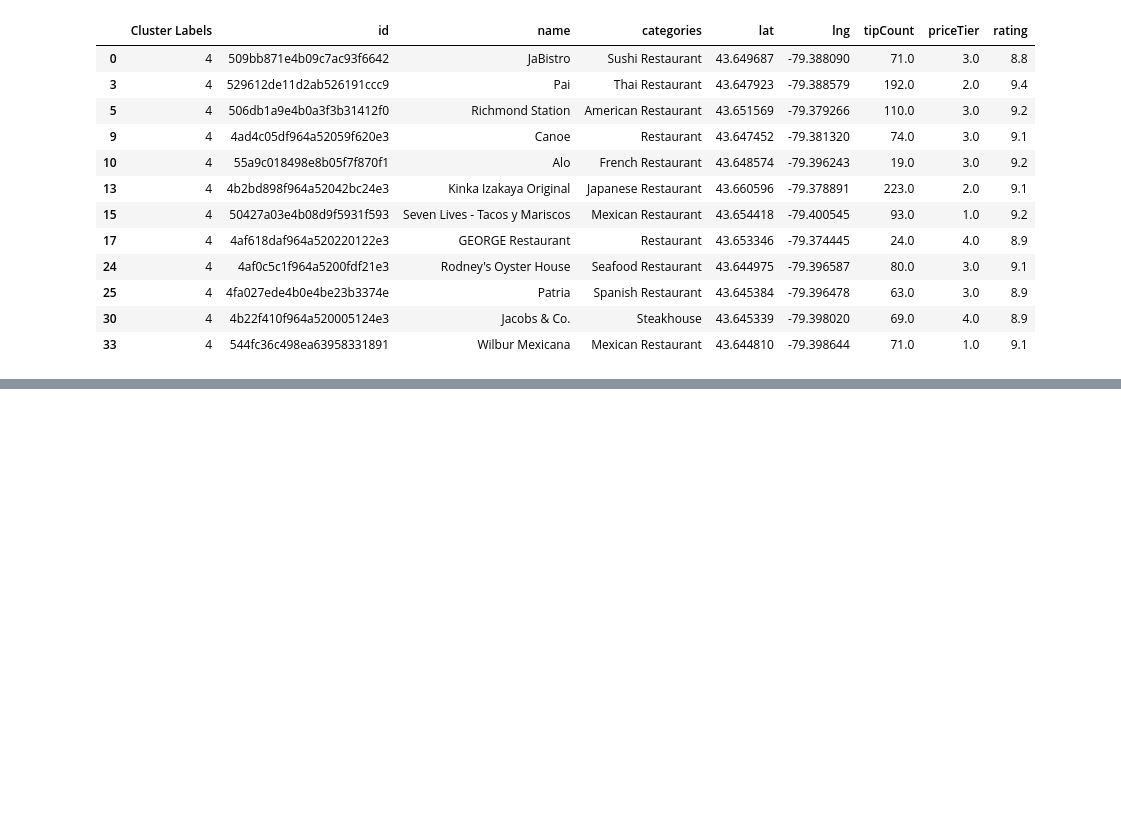
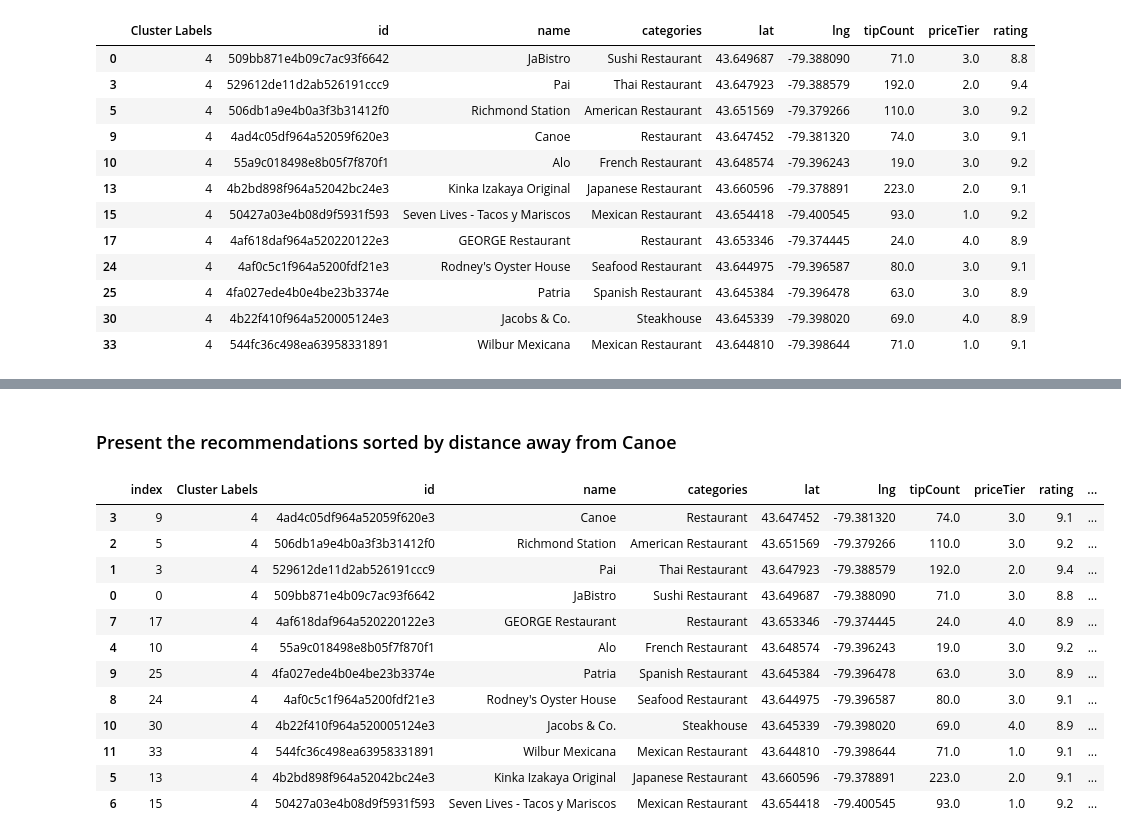
Before and after one commit to kctcheung/Coursera_Capstone, a Jupyter notebook: Recommeding Alternative Restaurant.ipynb, the cells around one changed output, grey strips where cells are left out. Cells and saved outputs as stored; diff of their text form; code cells hidden in the pictures; blank space fills up the shorter version.

```diff
--- a/Recommeding Alternative Restaurant.ipynb
+++ b/Recommeding Alternative Restaurant.ipynb
@@ -565,0 +530,8 @@ toronto_restaurants.loc[toronto_restaurants['Cluster Labels'] == 4]
+# %%
+canoe_row = toronto_restaurants.loc[toronto_restaurants['id'] == '4ad4c05df964a52059f620e3'].reset_index().loc[0]
+canoe_cluster_label = canoe_row['Cluster Labels']
+canoe_lat = canoe_row['lat']
+canoe_lng = canoe_row['lng']
+# %%
+recommendations = toronto_restaurants.loc[toronto_restaurants['Cluster Labels'] == canoe_cluster_label].reset_index()
+recommendations
@@ -565,0 +552,25 @@ toronto_restaurants.loc[toronto_restaurants['Cluster Labels'] == 4]
+# %% [markdown]
+### Present the recommendations sorted by distance away from Canoe
+# %%
+from geopy.distance import geodesic
+
+# Add distance from Canoe to each recommendation
+for i, row in recommendations.iterrows():
+    distance = geodesic((canoe_lat, canoe_lng), (row.lat, row.lng)).km
+    recommendations.at[i,'distance'] = distance
+
+recommendations.sort_values(by=['distance'])
+# %% [output]
+|  | index | Cluster Labels | id | name | categories | lat | lng | tipCount | priceTier | rating | ... |
+| 3 | 9 | 4 | 4ad4c05df964a52059f620e3 | Canoe | Restaurant | 43.647452 | -79.381320 | 74.0 | 3.0 | 9.1 | ... |
+| 2 | 5 | 4 | 506db1a9e4b0a3f3b31412f0 | Richmond Station | American Restaurant | 43.651569 | -79.379266 | 110.0 | 3.0 | 9.2 | ... |
+| 1 | 3 | 4 | 529612de11d2ab526191ccc9 | Pai | Thai Restaurant | 43.647923 | -79.388579 | 192.0 | 2.0 | 9.4 | ... |
+| 0 | 0 | 4 | 509bb871e4b09c7ac93f6642 | JaBistro | Sushi Restaurant | 43.649687 | -79.388090 | 71.0 | 3.0 | 8.8 | ... |
+| 7 | 17 | 4 | 4af618daf964a520220122e3 | GEORGE Restaurant | Restaurant | 43.653346 | -79.374445 | 24.0 | 4.0 | 8.9 | ... |
+| 4 | 10 | 4 | 55a9c018498e8b05f7f870f1 | Alo | French Restaurant | 43.648574 | -79.396243 | 19.0 | 3.0 | 9.2 | ... |
+| 9 | 25 | 4 | 4fa027ede4b0e4be23b3374e | Patria | Spanish Restaurant | 43.645384 | -79.396478 | 63.0 | 3.0 | 8.9 | ... |
+| 8 | 24 | 4 | 4af0c5c1f964a5200fdf21e3 | Rodney's Oyster House | Seafood Restaurant | 43.644975 | -79.396587 | 80.0 | 3.0 | 9.1 | ... |
+| 10 | 30 | 4 | 4b22f410f964a520005124e3 | Jacobs & Co. | Steakhouse | 43.645339 | -79.398020 | 69.0 | 4.0 | 8.9 | ... |
+| 11 | 33 | 4 | 544fc36c498ea63958331891 | Wilbur Mexicana | Mexican Restaurant | 43.644810 | -79.398644 | 71.0 | 1.0 | 9.1 | ... |
+| 5 | 13 | 4 | 4b2bd898f964a52042bc24e3 | Kinka Izakaya Original | Japanese Restaurant | 43.660596 | -79.378891 | 223.0 | 2.0 | 9.1 | ... |
+| 6 | 15 | 4 | 50427a03e4b08d9f5931f593 | Seven Lives - Tacos y Mariscos | Mexican Restaurant | 43.654418 | -79.400545 | 93.0 | 1.0 | 9.2 | ... |
```
Also changed, not shown: parts of 14 cells of this notebook.
